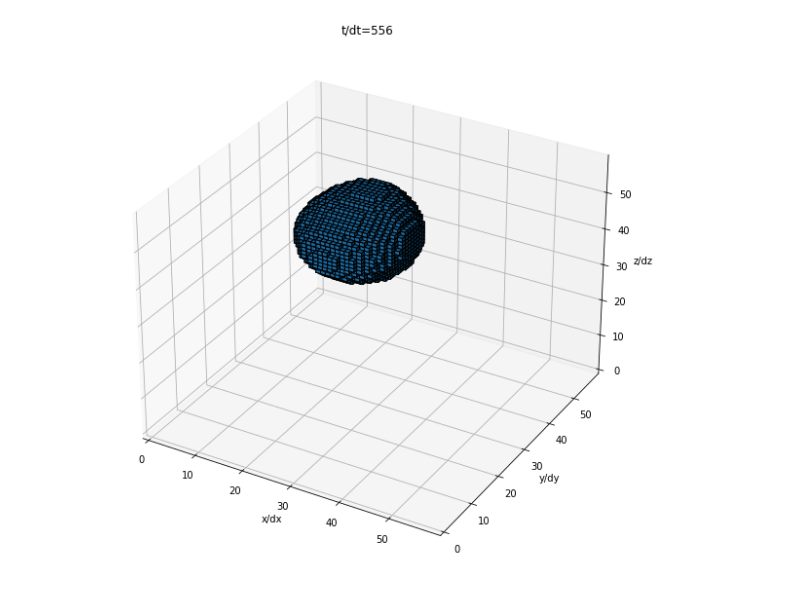
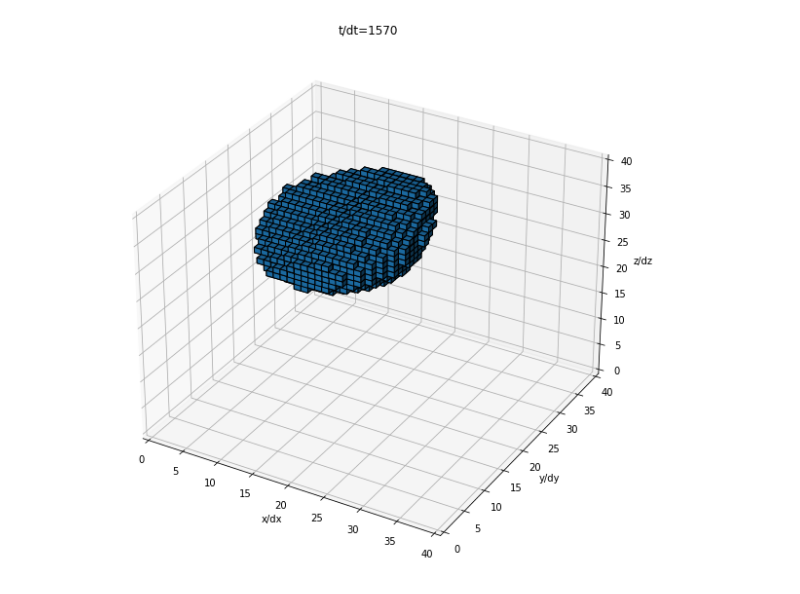
Before and after one commit to slayoo/PyMPDATA-examples, a Jupyter notebook: PyMPDATA_examples/Smolarkiewicz_1984/figs_13-14.ipynb, the cells around one changed output. Drawn from its saved outputs; the diff is of its cells as text; code cells hidden in the pictures.

```diff
--- a/PyMPDATA_examples/Smolarkiewicz_1984/figs_13-14.ipynb
+++ b/PyMPDATA_examples/Smolarkiewicz_1984/figs_13-14.ipynb
@@ -78,9 +23,13 @@ solver = Solver(stepper=stepper, advectee=advectee, advector=advector)
+# %%
+settings = Settings(n=40, dt=0.2)
+# %%
+simulation = Simulation(settings, options)
 # %%
 def plot(advectee, title):
     ax = pyplot.figure(figsize=(10,10)).add_subplot(projection='3d')
     ax.voxels(advectee.get() > .5, edgecolor='k')
     for index, letter in enumerate(('x', 'y', 'z')):
-        getattr(ax, f"set_{letter}lim")(0, grid[index])
+        getattr(ax, f"set_{letter}lim")(0, settings.grid[index])
         getattr(ax, f"set_{letter}label")(f'{letter}/d{letter}')
     pyplot.title(title)
 # %%
@@ -94,6 +41,9 @@ _ = solver.advance(nt=nt)
+# %%
+nt = 5 * 314
+simulation.run(nt)
 # %%
-plot(solver.advectee, title=f"t/dt={nt}")
+plot(simulation.solver.advectee, title=f"t/dt={nt}")
 show_plot()
 # %% [output]
-[figure, old version]
+[figure, new version]
 [interactive output not drawn]
```
Also changed, not shown: parts of 9 cells of this notebook, 4 other files.
